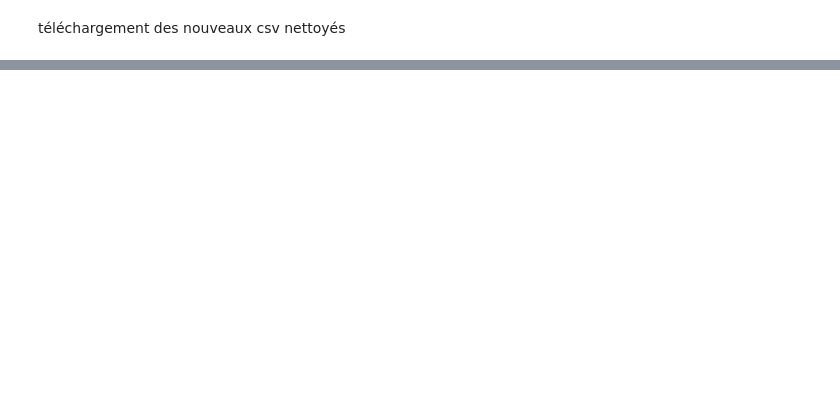
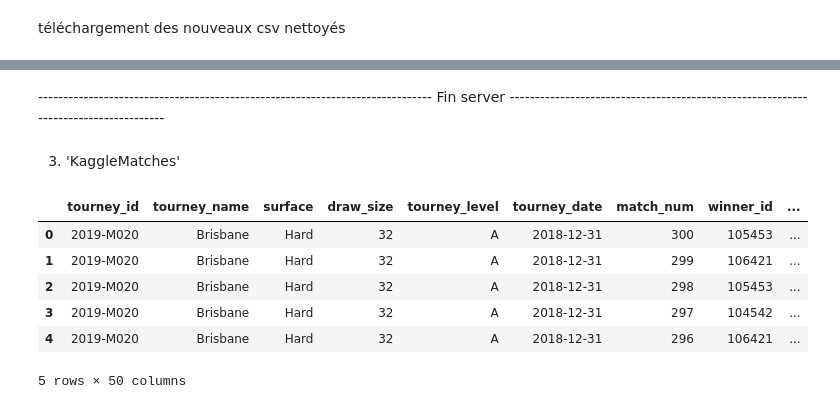
Before and after one commit to S0nia11/Projet_Sp-, a Jupyter notebook: Nettoyage data/Datasets/Matchs/Structure_datasets.ipynb, the cells around one changed output, grey strips where cells are left out. Drawn from its saved outputs; the diff is of its cells as text; code cells hidden in the pictures; blank space fills up the shorter version.

```diff
--- a/Nettoyage data/Datasets/Matchs/Structure_datasets.ipynb
+++ b/Nettoyage data/Datasets/Matchs/Structure_datasets.ipynb
@@ -268,0 +292,15 @@ df2.to_csv('Openchamps_women_nettoye.csv')
+# %% [markdown]
+------------------------------------------------------------------------------ Fin server ------------------------------------------------------------------------------------
+# %% [markdown]
+3. 'KaggleMatches'
+# %%
+df_mtc = pd.read_csv('KaggleMatches.csv')
+df_mtc.head()
+# %% [output]
+|  | tourney_id | tourney_name | surface | draw_size | tourney_level | tourney_date | match_num | winner_id | ... |
+| 0 | 2019-M020 | Brisbane | Hard | 32 | A | 2018-12-31 | 300 | 105453 | ... |
+| 1 | 2019-M020 | Brisbane | Hard | 32 | A | 2018-12-31 | 299 | 106421 | ... |
+| 2 | 2019-M020 | Brisbane | Hard | 32 | A | 2018-12-31 | 298 | 105453 | ... |
+| 3 | 2019-M020 | Brisbane | Hard | 32 | A | 2018-12-31 | 297 | 104542 | ... |
+| 4 | 2019-M020 | Brisbane | Hard | 32 | A | 2018-12-31 | 296 | 106421 | ... |
+5 rows × 50 columns
```
Also changed, not shown: parts of 6 cells of this notebook, 6 other files.
